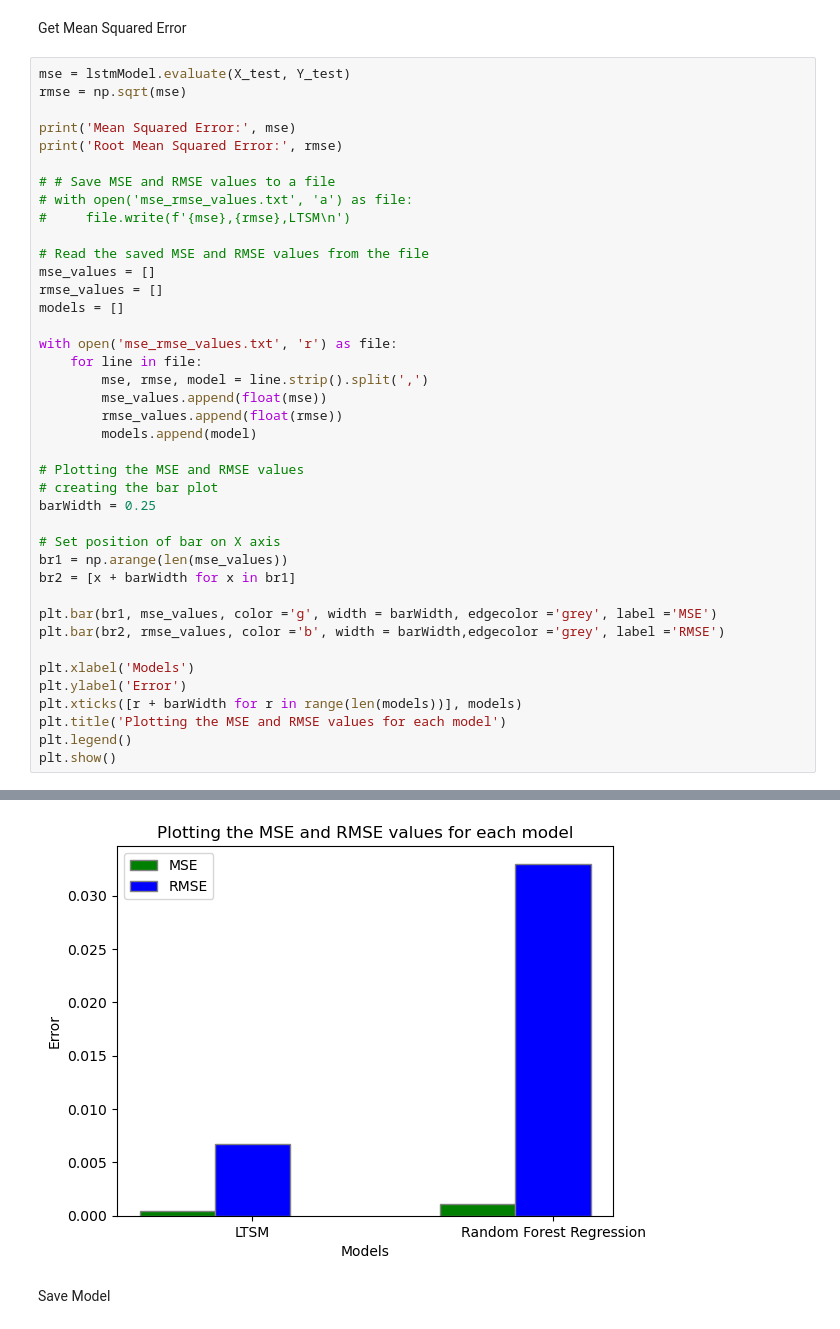
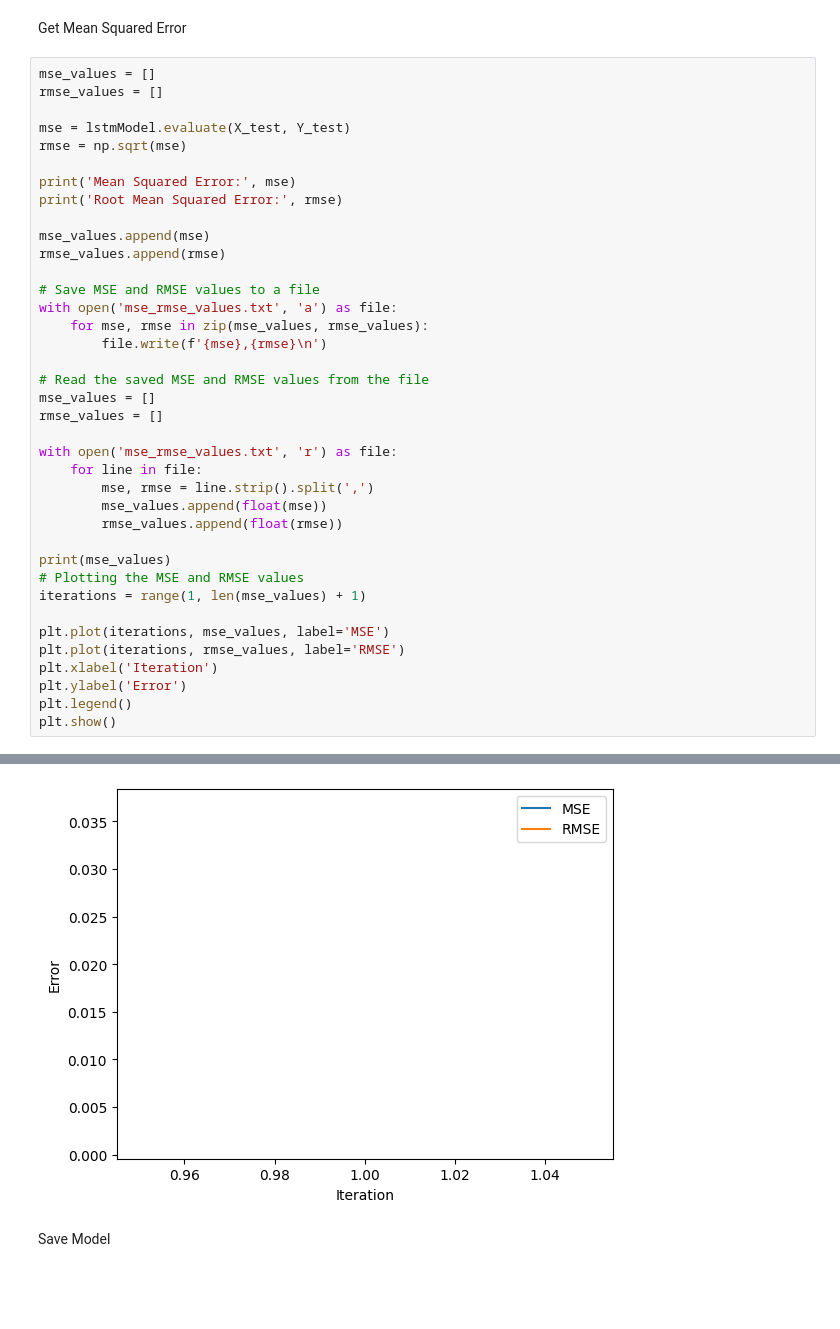
Before and after one commit to xunthongkkkkkk/DataAnalytics3005, a Jupyter notebook: LSTM predictor/LSTM_Predictor.ipynb, the cells around one changed output, grey strips where cells are left out. Drawn from its saved outputs; the diff is of its cells as text; blank space fills up the shorter version.

Commit message:
Revert "update to the plot"
This reverts commit f32487aceb504d615f87cba8adeef160e9727036.

```diff
--- a/LSTM predictor/LSTM_Predictor.ipynb
+++ b/LSTM predictor/LSTM_Predictor.ipynb
@@ -158,43 +162,41 @@ Y_pred = lstmModel.predict(X_test)
 # %% [markdown]
 Get Mean Squared Error
 # %%
+mse_values = []
+rmse_values = []
+
 mse = lstmModel.evaluate(X_test, Y_test)
 rmse = np.sqrt(mse)
 
 print('Mean Squared Error:', mse)
 print('Root Mean Squared Error:', rmse)
 
-# # Save MSE and RMSE values to a file
-# with open('mse_rmse_values.txt', 'a') as file:
-#     file.write(f'{mse},{rmse},LTSM\n')
+mse_values.append(mse)
+rmse_values.append(rmse)
+
+# Save MSE and RMSE values to a file
+with open('mse_rmse_values.txt', 'a') as file:
+    for mse, rmse in zip(mse_values, rmse_values):
+        file.write(f'{mse},{rmse}\n')
 
 # Read the saved MSE and RMSE values from the file
 mse_values = []
 rmse_values = []
-models = []
 
 with open('mse_rmse_values.txt', 'r') as file:
     for line in file:
-        mse, rmse, model = line.strip().split(',')
+        mse, rmse = line.strip().split(',')
         mse_values.append(float(mse))
         rmse_values.append(float(rmse))
-        models.append(model)
 
+print(mse_values)
 # Plotting the MSE and RMSE values
-# creating the bar plot
-barWidth = 0.25
+iterations = range(1, len(mse_values) + 1)
 
-# Set position of bar on X axis
-br1 = np.arange(len(mse_values))
-br2 = [x + barWidth for x in br1]
-
-plt.bar(br1, mse_values, color ='g', width = barWidth, edgecolor ='grey', label ='MSE')
-plt.bar(br2, rmse_values, color ='b', width = barWidth,edgecolor ='grey', label ='RMSE')
-
-plt.xlabel('Models')
+plt.plot(iterations, mse_values, label='MSE')
+plt.plot(iterations, rmse_values, label='RMSE')
+plt.xlabel('Iteration')
 plt.ylabel('Error')
-plt.xticks([r + barWidth for r in range(len(models))], models)
-plt.title('Plotting the MSE and RMSE values for each model')
 plt.legend()
 plt.show()
 # %% [output]
@@ -204,4 +207,4 @@ Root Mean Squared Error: 6.009593922738119
-[figure, old version]
+[figure, new version]
 # %% [markdown]
 Save Model
 # %%
```
Also changed, not shown: parts of 7 cells of this notebook, 1 other file.
